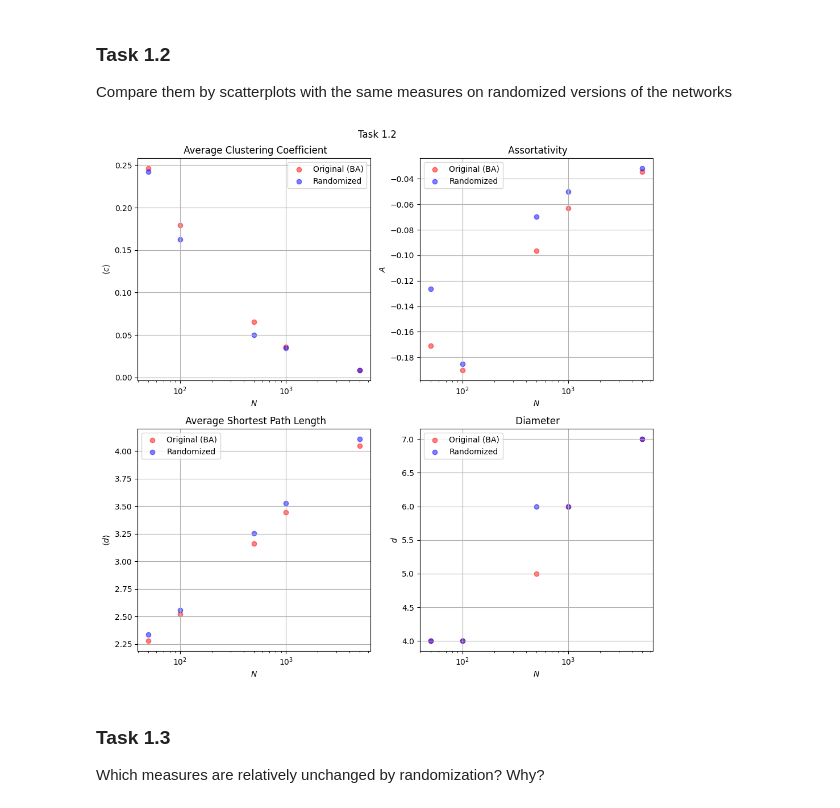
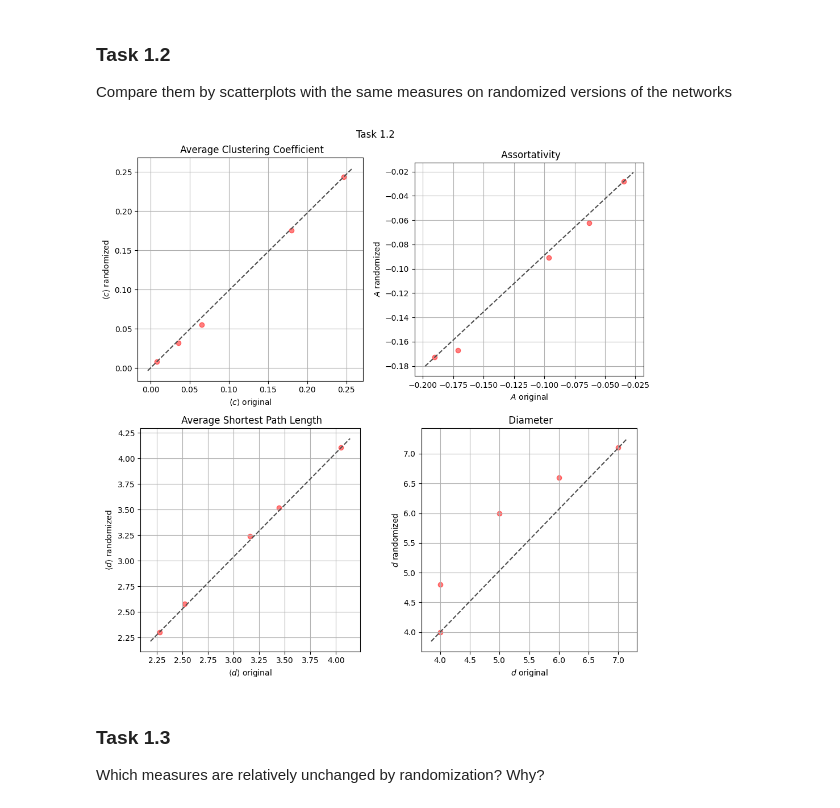
Before and after one commit to eliaswjmuller/HS24_NetworkScience, a Jupyter notebook: A6/HS24_NS_A6_Solutions_Elias_Müller.ipynb, the cells around one changed output. Saved outputs shown, nothing was run; the diff lists cells and outputs as text; code cells hidden in the pictures.

```diff
--- a/A6/HS24_NS_A6_Solutions_Elias_Müller.ipynb
+++ b/A6/HS24_NS_A6_Solutions_Elias_Müller.ipynb
@@ -41,8 +41,8 @@ m = 3
 # first the original networks (seed set, plus a clique of m = 3 nodes as initial graph - as provided in the lecture notes)
 ba_networks = {n: nx.barabasi_albert_graph(n, m, 100, nx.complete_graph(m)) for n in N}
 
-# randomized version of the networks
-ba_networks_random = {k: nx.algorithms.smallworld.random_reference(v.copy(), connectivity=False) for k,v in ba_networks.items()}
+# 20 randomized version per # of the networks
+ba_networks_random = {k: [nx.algorithms.smallworld.random_reference(v.copy(), connectivity=False) for _ in range(20)] for k,v in ba_networks.items()}
 # %% [markdown]
 ### Task 1.1
 Compute the average clustering coefficient, assortativity, average shortest path length, and diameter.
@@ -53,52 +53,46 @@ assortativity_original = {k: nx.degree_assortativity_coefficient(v) for k, v in
 avg_path_original = {k: nx.average_shortest_path_length(v) for k, v in ba_networks.items()}
 dia_original = {k: nx.diameter(v) for k, v in ba_networks.items()}
 
-# randomized networks
-cc_rand = {k: nx.average_clustering(v) for k, v in ba_networks_random.items()}
-assortativity_rand = {k: nx.degree_assortativity_coefficient(v) for k, v in ba_networks_random.items()}
-avg_path_rand = {k: nx.average_shortest_path_length(v) for k, v in ba_networks_random.items()}
-dia_rand = {k: nx.diameter(v) for k, v in ba_networks_random.items()}
+# randomized networks calculated mean of the N randomized versions
+cc_rand = {k: np.mean([nx.average_clustering(g) for g in v] ) for k, v in ba_networks_random.items()}
+assortativity_rand = {k: np.mean([nx.degree_assortativity_coefficient(g) for g in v] ) for k, v in ba_networks_random.items()}
+avg_path_rand = {k: np.mean([nx.average_shortest_path_length(g) for g in v] ) for k, v in ba_networks_random.items()}
+dia_rand = {k: np.mean([nx.diameter(g) for g in v] ) for k, v in ba_networks_random.items()}
 # %% [markdown]
 ### Task 1.2
 Compare them by scatterplots with the same measures on randomized versions of the networks
 # %%
 # adds a given set of calculated measures to a scatterplot (original vs. randomized)
 def add_to_scatter(ax, original, rand, title, x_label, y_label):
-    ax.scatter(original.keys(),
-               original.values(),
+    ax.scatter(original.values(),
+               rand.values(),
                color='red',
-               alpha=0.5,
-               label='Original (BA)')
-    ax.scatter(rand.keys(),
-               rand.values(),
-               color='blue',
-               alpha=0.5,
-               label='Randomized')
+               alpha=0.5)
     set_ax_labels(ax, x_label, y_label, title)
-    ax.set_xscale('log')
-    ax.legend()
     ax.grid()
+    ax.set_aspect('equal')
+    ax.plot(ax.get_xlim(), ax.get_ylim(), ls="--", c=".3")
 
 
 labels = [
-    ['Average Clustering Coefficient', '$N$', r'$\langle c \rangle$'],
-    ['Assortativity', '$N$', '$A$'],
-    ['Average Shortest Path Length', '$N$', r'$\langle d \rangle$'],
-    ['Diameter', '$N$', '$d$']
+    ['Average Clustering Coefficient', r'$\langle c \rangle$ original', r'$\langle c \rangle$ randomized'],
+    ['Assortativity', '$A$ original', '$A$ randomized'],
+    ['Average Shortest Path Length', r'$\langle d \rangle$ original', r'$\langle d \rangle$ randomized'],
+    ['Diameter', '$d$ original', '$d$ randomized']
 ]
 
 original_properties = [cc_original, assortativity_original, avg_path_original, dia_original]
 randomized_properties = [cc_rand, assortativity_rand, avg_path_rand, dia_rand]
 
 
 fig, axes = initialize_figure(2,2)
 for i, v in enumerate(original_properties):
     add_to_scatter(axes[i], v, randomized_properties[i], *labels[i])
 
 fig.suptitle("Task 1.2")
 fig.tight_layout()
 # %% [output]
-[figure, old version]
+[figure, new version]
 # %% [markdown]
 ### Task 1.3
 Which measures are relatively unchanged by randomization? Why?
```
Also changed, not shown: parts of 6 cells of this notebook.
